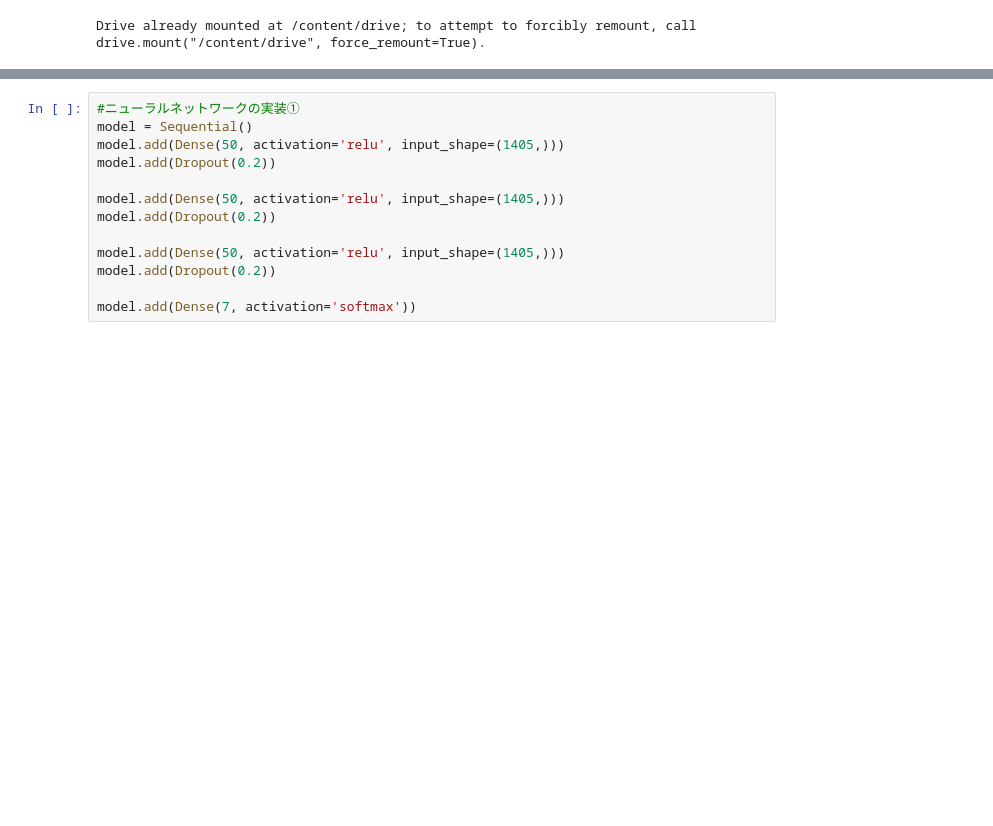
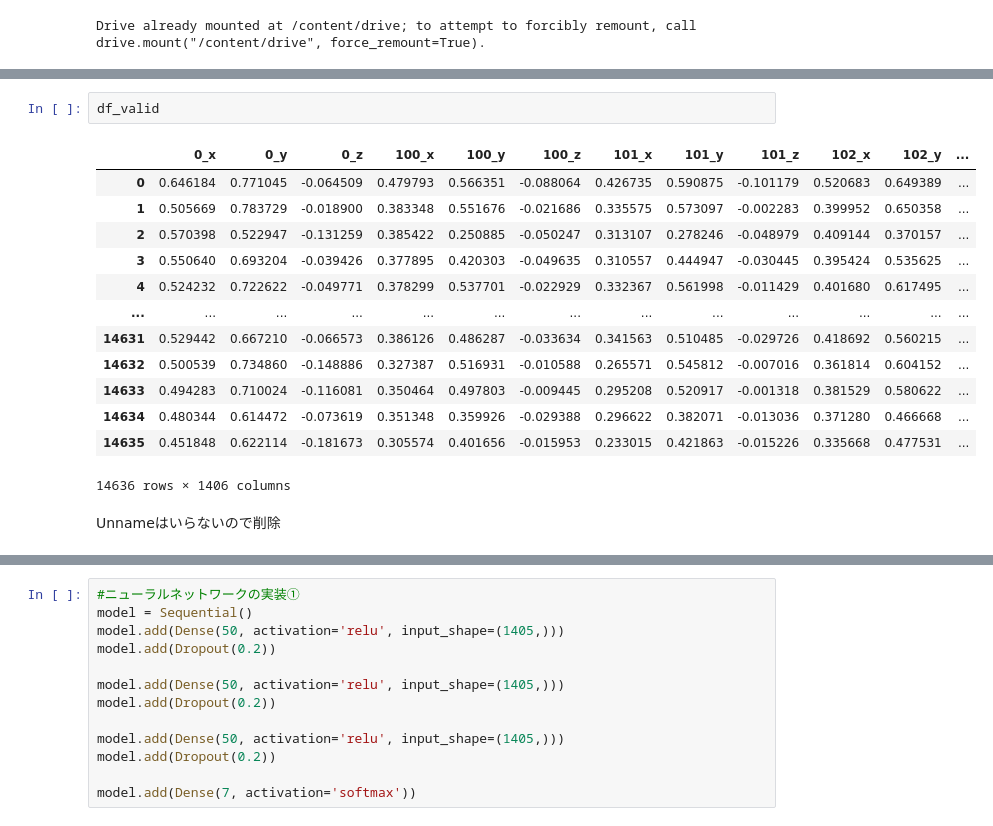
Before and after one commit to rikunemu/data_study, a Jupyter notebook: mediapipe_csv_deepLaeraing.ipynb, the cells around one changed output, grey strips where cells are left out. Drawn from its saved outputs; the diff is of its cells as text; blank space fills up the shorter version.

```diff
--- a/mediapipe_csv_deepLaeraing.ipynb
+++ b/mediapipe_csv_deepLaeraing.ipynb
@@ -43 +67,19 @@ df
+# %%
+df_valid
+# %% [output]
+|  | 0_x | 0_y | 0_z | 100_x | 100_y | 100_z | 101_x | 101_y | 101_z | 102_x | 102_y | ... |
+| 0 | 0.646184 | 0.771045 | -0.064509 | 0.479793 | 0.566351 | -0.088064 | 0.426735 | 0.590875 | -0.101179 | 0.520683 | 0.649389 | ... |
+| 1 | 0.505669 | 0.783729 | -0.018900 | 0.383348 | 0.551676 | -0.021686 | 0.335575 | 0.573097 | -0.002283 | 0.399952 | 0.650358 | ... |
+| 2 | 0.570398 | 0.522947 | -0.131259 | 0.385422 | 0.250885 | -0.050247 | 0.313107 | 0.278246 | -0.048979 | 0.409144 | 0.370157 | ... |
+| 3 | 0.550640 | 0.693204 | -0.039426 | 0.377895 | 0.420303 | -0.049635 | 0.310557 | 0.444947 | -0.030445 | 0.395424 | 0.535625 | ... |
+| 4 | 0.524232 | 0.722622 | -0.049771 | 0.378299 | 0.537701 | -0.022929 | 0.332367 | 0.561998 | -0.011429 | 0.401680 | 0.617495 | ... |
+| ... | ... | ... | ... | ... | ... | ... | ... | ... | ... | ... | ... | ... |
+| 14631 | 0.529442 | 0.667210 | -0.066573 | 0.386126 | 0.486287 | -0.033634 | 0.341563 | 0.510485 | -0.029726 | 0.418692 | 0.560215 | ... |
+| 14632 | 0.500539 | 0.734860 | -0.148886 | 0.327387 | 0.516931 | -0.010588 | 0.265571 | 0.545812 | -0.007016 | 0.361814 | 0.604152 | ... |
+| 14633 | 0.494283 | 0.710024 | -0.116081 | 0.350464 | 0.497803 | -0.009445 | 0.295208 | 0.520917 | -0.001318 | 0.381529 | 0.580622 | ... |
+| 14634 | 0.480344 | 0.614472 | -0.073619 | 0.351348 | 0.359926 | -0.029388 | 0.296622 | 0.382071 | -0.013036 | 0.371280 | 0.466668 | ... |
+| 14635 | 0.451848 | 0.622114 | -0.181673 | 0.305574 | 0.401656 | -0.015953 | 0.233015 | 0.421863 | -0.015226 | 0.335668 | 0.477531 | ... |
+14636 rows × 1406 columns
+# %% [markdown]
+Unnameはいらないので削除
 # %%
```
Also changed, not shown: parts of 18 cells of this notebook.
